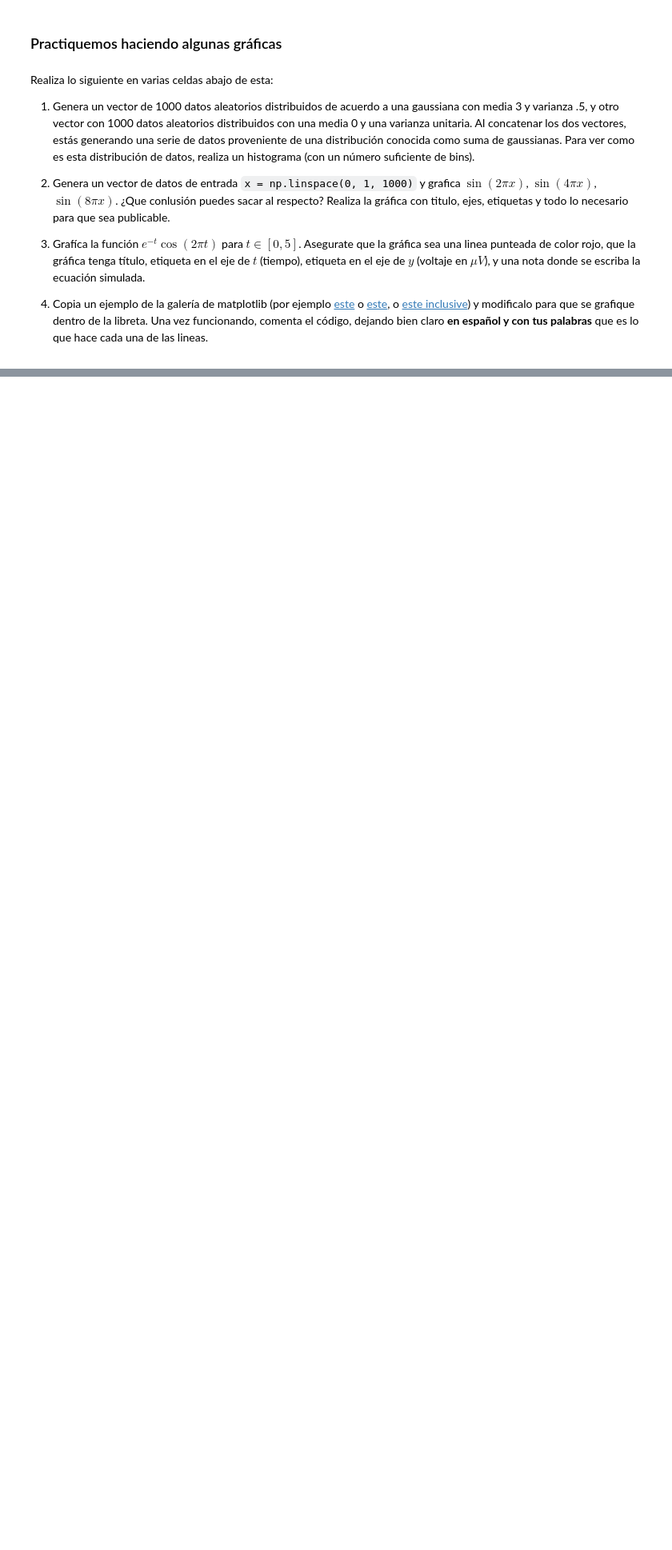
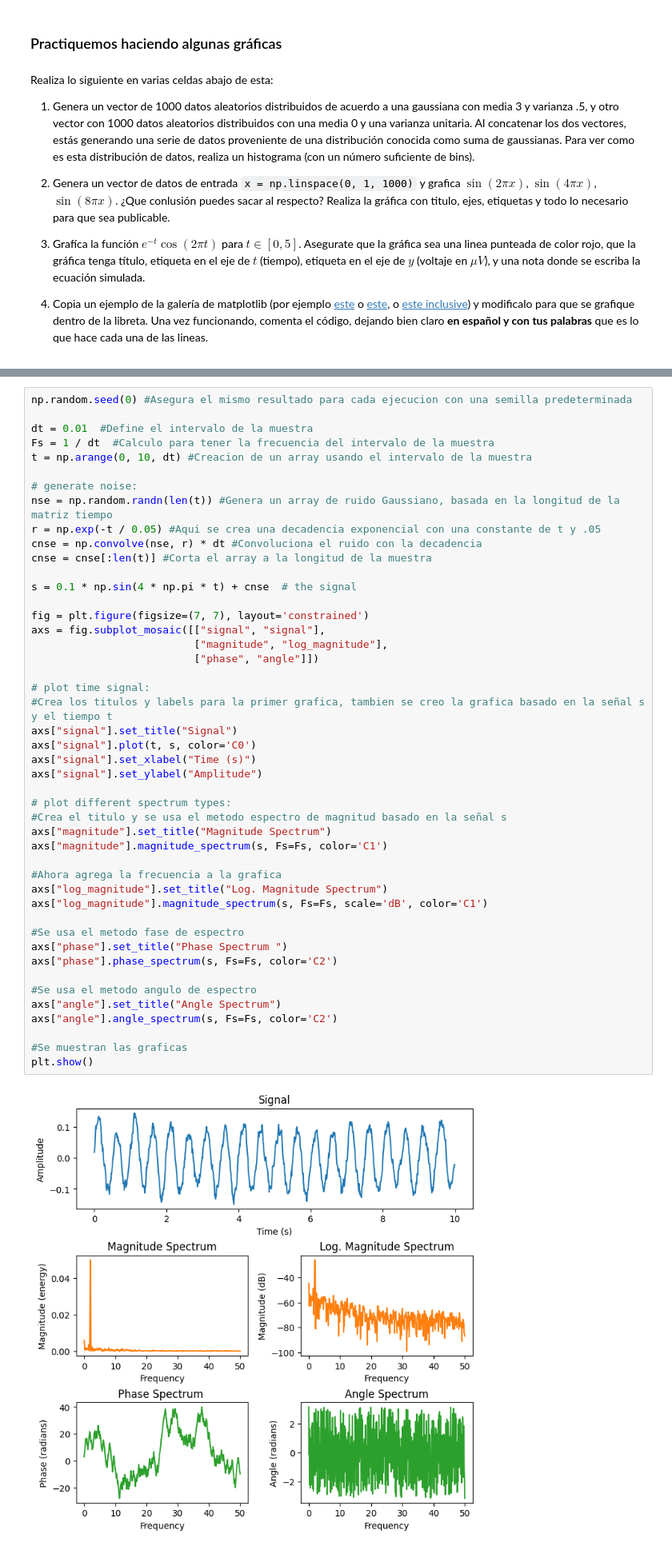
Before and after one commit to KarimRm/libretaPython, a Jupyter notebook: Introducción_numpy_matplotlib.ipynb, the cells around one changed output, grey strips where cells are left out. Shown at 80% size. Saved outputs shown, nothing was run; the diff lists cells and outputs as text; blank space fills up the shorter version.

```diff
--- a/Introducción_numpy_matplotlib.ipynb
+++ b/Introducción_numpy_matplotlib.ipynb
@@ -469,0 +811,48 @@ Realiza lo siguiente en varias celdas abajo de esta:
+# %%
+np.random.seed(0) #Asegura el mismo resultado para cada ejecucion con una semilla predeterminada
+
+dt = 0.01  #Define el intervalo de la muestra
+Fs = 1 / dt  #Calculo para tener la frecuencia del intervalo de la muestra
+t = np.arange(0, 10, dt) #Creacion de un array usando el intervalo de la muestra
+
+# generate noise:
+nse = np.random.randn(len(t)) #Genera un array de ruido Gaussiano, basada en la longitud de la matriz tiempo
+r = np.exp(-t / 0.05) #Aqui se crea una decadencia exponencial con una constante de t y .05
+cnse = np.convolve(nse, r) * dt #Convoluciona el ruido con la decadencia
+cnse = cnse[:len(t)] #Corta el array a la longitud de la muestra
+
+s = 0.1 * np.sin(4 * np.pi * t) + cnse  # the signal
+
+fig = plt.figure(figsize=(7, 7), layout='constrained')
+axs = fig.subplot_mosaic([["signal", "signal"],
+                          ["magnitude", "log_magnitude"],
+                          ["phase", "angle"]])
+
+# plot time signal:
+#Crea los titulos y labels para la primer grafica, tambien se creo la grafica basado en la señal s y el tiempo t
+axs["signal"].set_title("Signal")
+axs["signal"].plot(t, s, color='C0')
+axs["signal"].set_xlabel("Time (s)")
+axs["signal"].set_ylabel("Amplitude")
+
+# plot different spectrum types:
+#Crea el titulo y se usa el metodo espectro de magnitud basado en la señal s
+axs["magnitude"].set_title("Magnitude Spectrum")
+axs["magnitude"].magnitude_spectrum(s, Fs=Fs, color='C1')
+
+#Ahora agrega la frecuencia a la grafica
+axs["log_magnitude"].set_title("Log. Magnitude Spectrum")
+axs["log_magnitude"].magnitude_spectrum(s, Fs=Fs, scale='dB', color='C1')
+
+#Se usa el metodo fase de espectro
+axs["phase"].set_title("Phase Spectrum ")
+axs["phase"].phase_spectrum(s, Fs=Fs, color='C2')
+
+#Se usa el metodo angulo de espectro
+axs["angle"].set_title("Angle Spectrum")
+axs["angle"].angle_spectrum(s, Fs=Fs, color='C2')
+
+#Se muestran las graficas
+plt.show()
+# %% [output]
+[figure, added]
```
Also changed, not shown: parts of 31 cells of this notebook.
